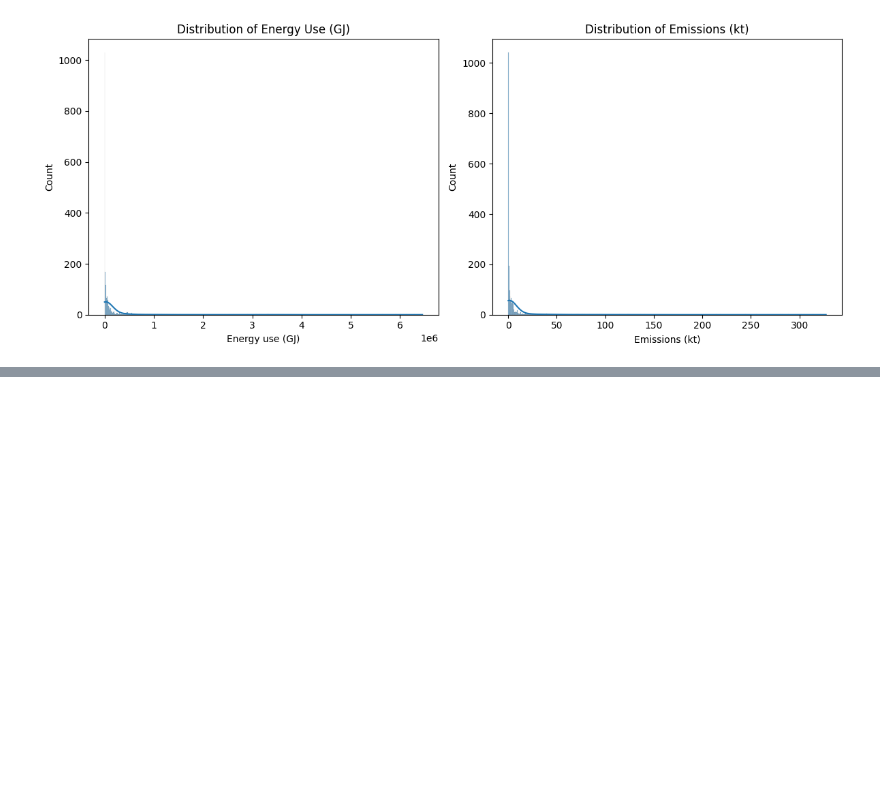
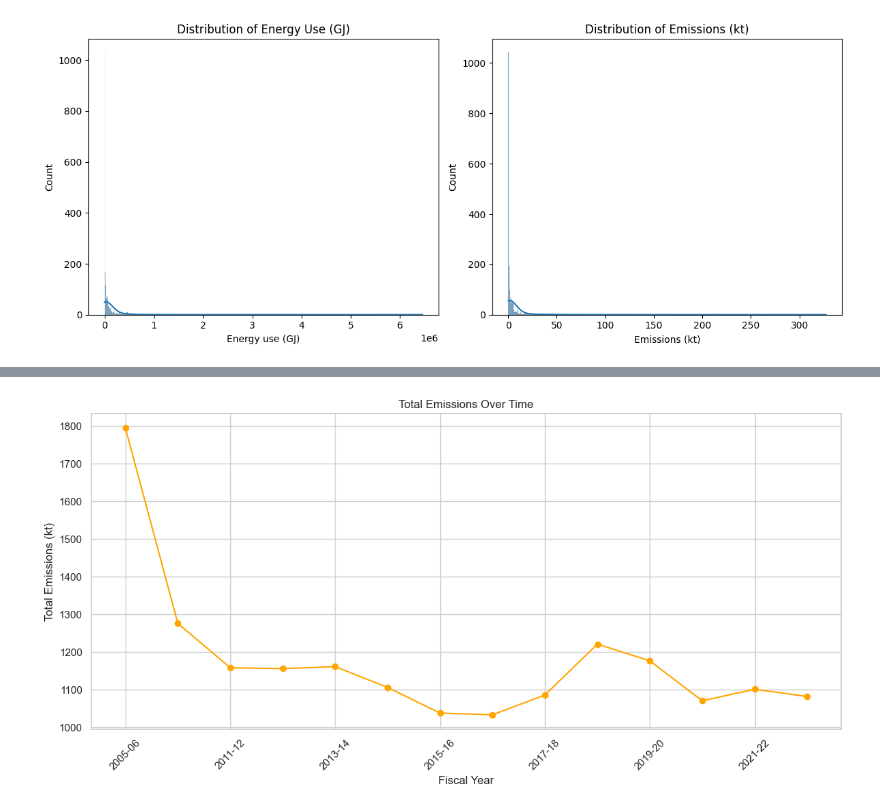
Before and after one commit to rubelbinu/GHG-emissions, a Jupyter notebook: dev/dev1v.ipynb, the cells around one changed output, grey strips where cells are left out. Saved outputs shown, nothing was run; the diff lists cells and outputs as text; code cells hidden in the pictures; blank space fills up the shorter version.

```diff
--- a/dev/dev1v.ipynb
+++ b/dev/dev1v.ipynb
@@ -143,0 +162,14 @@ plt.close()
+# %%
+# 2. Emissions Over Time
+emissions_over_time = df.groupby('Fiscal year')['Emissions (kt)'].sum()
+plt.figure(figsize=(12, 6))
+emissions_over_time.plot(kind='line', marker='o', color='orange')
+plt.title('Total Emissions Over Time')
+plt.xlabel('Fiscal Year')
+plt.ylabel('Total Emissions (kt)')
+plt.xticks(rotation=45)
+plt.tight_layout()
+plt.savefig('emissions_over_time.png')
+plt.show()
+# %% [output]
+[figure, added]
```
Also changed, not shown: parts of 11 cells of this notebook, 4 other files.
